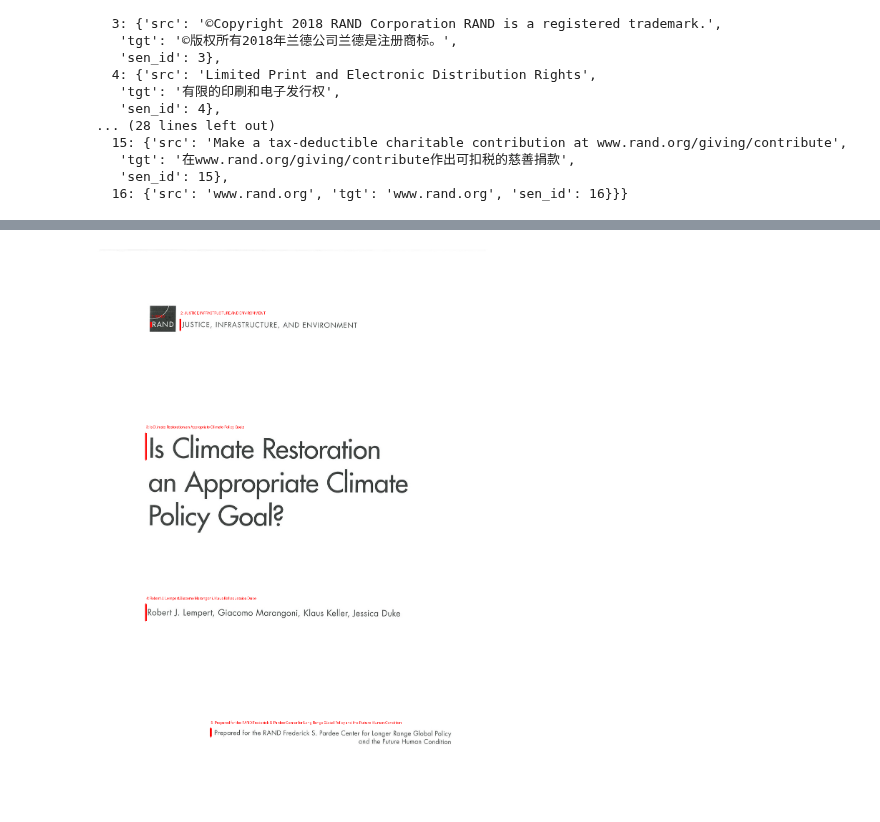
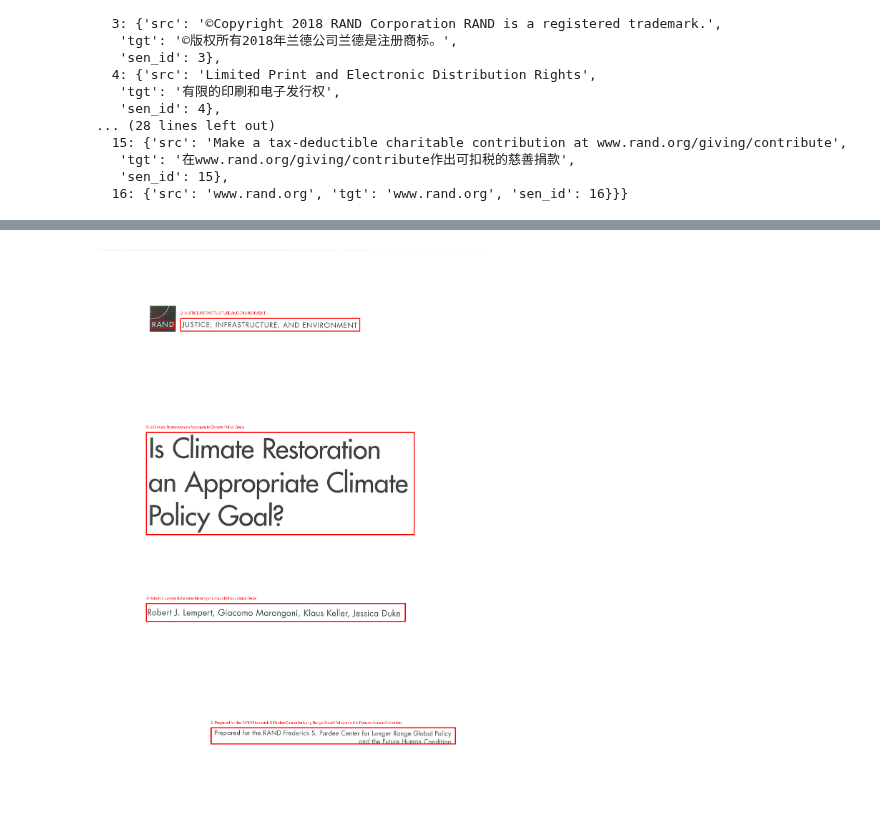
Before and after one commit to amaljoe/doctr-dit, a Jupyter notebook: notebooks/evaluate.ipynb, the cells around one changed output, grey strips where cells are left out. Drawn from its saved outputs; the diff is of its cells as text; code cells hidden in the pictures.

```diff
--- a/notebooks/evaluate.ipynb
+++ b/notebooks/evaluate.ipynb
@@ -104,16 +101,17 @@ docs[1]
    'sen_id': 15},
   16: {'src': 'www.rand.org', 'tgt': 'www.rand.org', 'sen_id': 16}}}
 # %%
-# translator = pipeline("translation", model="facebook/nllb-200-3.3B", src_lang="eng_Latn", tgt_lang="zho_Hans")
-translator = pipeline("translation", model="facebook/nllb-200-distilled-600M", src_lang="eng_Latn", tgt_lang="zho_Hans")
+from tqdm import tqdm
+
+translator = pipeline("translation", model="facebook/nllb-200-3.3B", src_lang="eng_Latn", tgt_lang="zho_Hans")
+# translator = pipeline("translation", model="facebook/nllb-200-distilled-600M", src_lang="eng_Latn", tgt_lang="zho_Hans")
 
 
-for doc in docs:
+for doc in tqdm(docs):
     sources = [doc['sentences'][sen_id]['src'] for sen_id in doc['sentences'].keys()]
-    print(sources)
     targets = sources = [doc['sentences'][sen_id]['tgt'] for sen_id in doc['sentences'].keys()]
-    translated = translator(sources)
+    translated = translator(sources, max_length=400)
     for i, sen_id in enumerate(doc['sentences'].keys()):
-        doc['sentences'][sen_id]['translated2'] = translated[i]['translation_text']
+        doc['sentences'][sen_id]['translated_pro'] = translated[i]['translation_text']
 # %% [output]
 Device set to use cuda:0
@@ -137,7 +124,7 @@ preds = []
 for doc in docs:
     pred, ref = [], []
     for sen_id, sen in doc["sentences"].items():
-        pred.append(sen["translated2"])
+        pred.append(sen["translated_pro"])
         ref.append(sen["tgt"])
     preds.append(" ".join(pred))
     refs.append(" ".join(ref))
@@ -239,33 +303,34 @@ def visualize_doc(image, doc, show_text=True, color="red", width=3):
     doc:   {"sentences": {sen_id: {...}}}
     """
     img = image.copy()
     draw = ImageDraw.Draw(img)
 
     # Optional font (PIL default works, but you can load a TTF)
     try:
         font = ImageFont.truetype("arial.ttf", 20)
     except:
         font = ImageFont.load_default()
 
     for sen_id, sen_data in doc["sentences"].items():
         box = sen_data["box"]
 
         x_min = box["x_min"]
         y_min = box["y_min"]
         x_max = box["x_max"]
         y_max = box["y_max"]
 
         # Draw rectangle
         draw.rectangle([(x_min, y_min), (x_max, y_max)], outline=color, width=width)
 
         # Draw ID or text
         if show_text:
             text = f"{sen_id}: {sen_data['src']}"
             draw.text((x_min, y_min - 20), text, fill=color, font=font)
 
     return img
 
-img = visualize_doc(items[0][2], docs[0])
-display(vis_img)
+idx = 0
+img = visualize_doc(items[idx][2], docs[idx])
+display(img)
 # %% [output]
-[figure, old version]
+[figure, new version]
```
Also changed, not shown: parts of 6 cells of this notebook, 6 other files.
